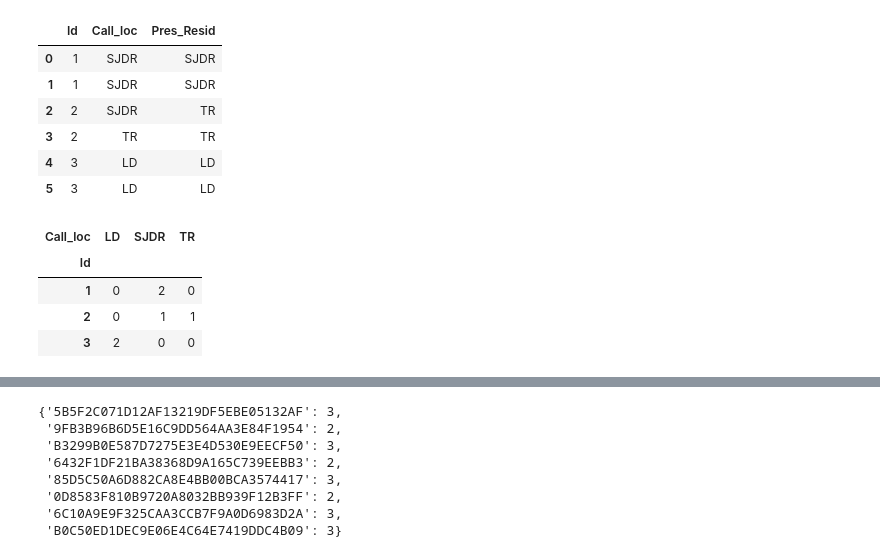
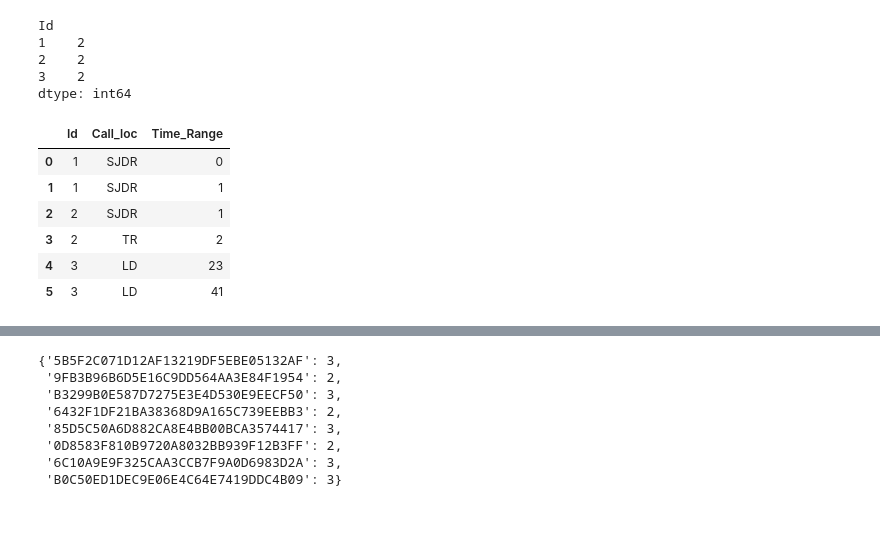
Before and after one commit to ghmc91/Projeto_Mestrado, a Jupyter notebook: Tests.ipynb, the cells around one changed output, grey strips where cells are left out. Cells and saved outputs as stored; diff of their text form; code cells hidden in the pictures; blank space fills up the shorter version.

```diff
--- a/Tests.ipynb
+++ b/Tests.ipynb
@@ -4,21 +16,21 @@ import networkx as nx
+# %%
+df.groupby('Id').size()
+# %% [output]
+Id
+1    2
+2    2
+3    2
+dtype: int64
 # %%
 df = pd.DataFrame({'Id': [1,1,2,2,3,3],
                   'Call_loc': ['SJDR', 'SJDR', 'SJDR', 'TR', 'LD', 'LD'],
-                  'Pres_Resid': ['SJDR', 'SJDR', 'TR', 'TR', 'LD', 'LD']})
+                  'Time_Range': [0,1,1,2,23,41]})
 df
 # %% [output]
-|  | Id | Call_loc | Pres_Resid |
-| 0 | 1 | SJDR | SJDR |
-| 1 | 1 | SJDR | SJDR |
-| 2 | 2 | SJDR | TR |
-| 3 | 2 | TR | TR |
-| 4 | 3 | LD | LD |
-| 5 | 3 | LD | LD |
+|  | Id | Call_loc | Time_Range |
+| 0 | 1 | SJDR | 0 |
+| 1 | 1 | SJDR | 1 |
+| 2 | 2 | SJDR | 1 |
+| 3 | 2 | TR | 2 |
+| 4 | 3 | LD | 23 |
+| 5 | 3 | LD | 41 |
-# %%
-pd.crosstab(df.Id, df.Call_loc)
-# %% [output]
-| Call_loc | LD | SJDR | TR |
-| Id |  |  |  |
-| 1 | 0 | 2 | 0 |
-| 2 | 0 | 1 | 1 |
-| 3 | 2 | 0 | 0 |
```
Also changed, not shown: parts of 5 cells of this notebook, 3 other files.
